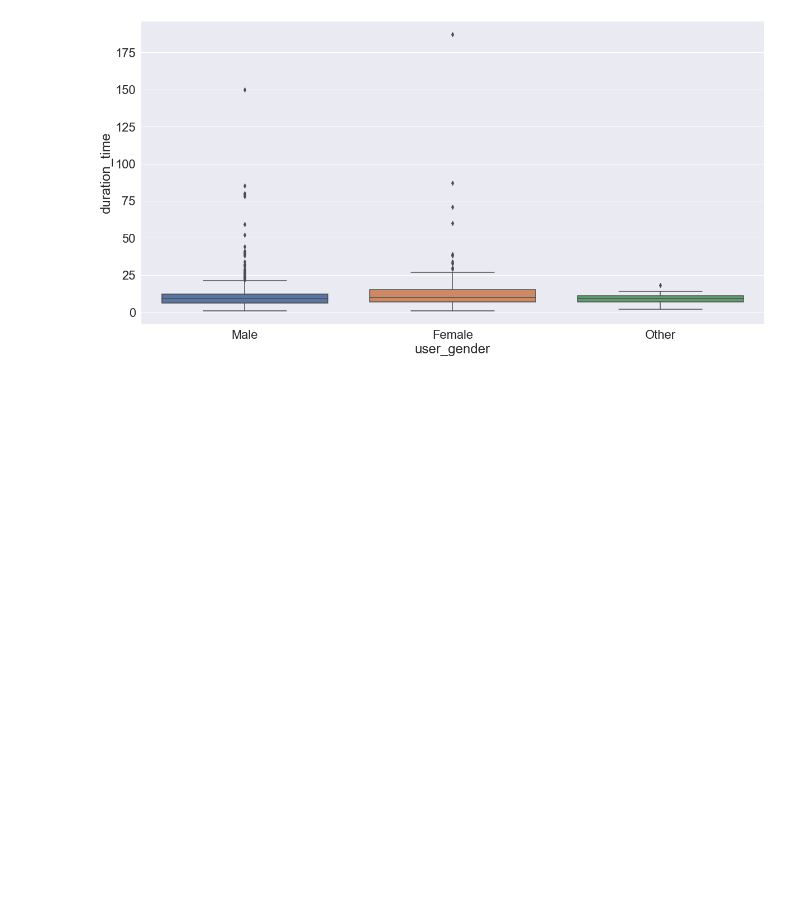
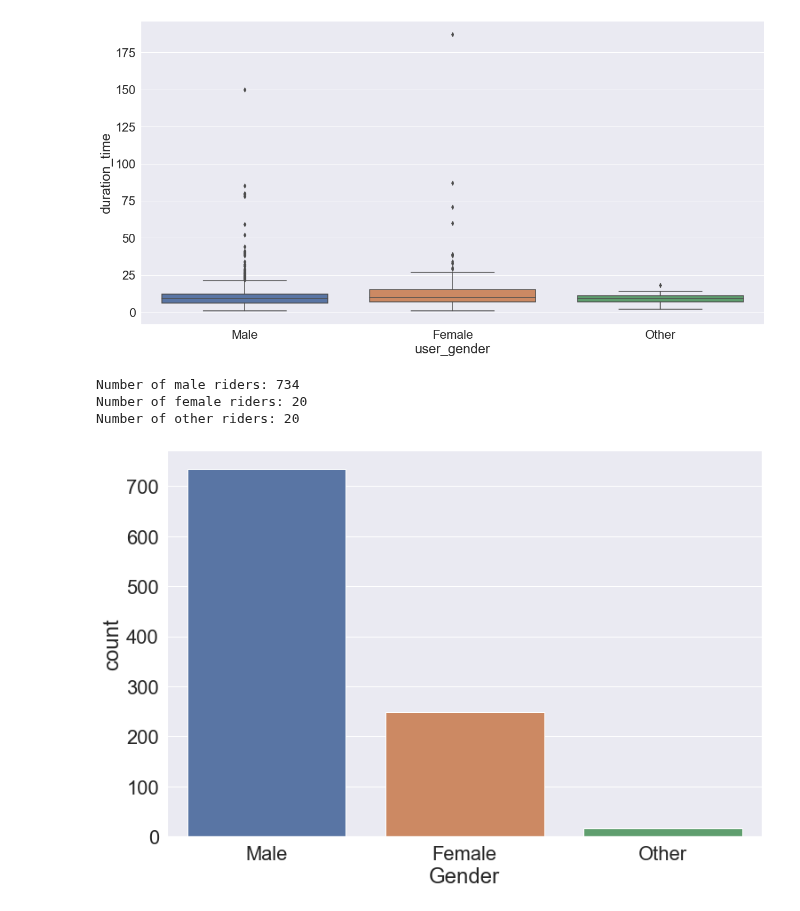
Before and after one commit to joeelorm/Projects, a Jupyter notebook: Data Cleaning/Data Cleaning.ipynb, the cells around one changed output. Cells and saved outputs as stored; diff of their text form; code cells hidden in the pictures; blank space fills up the shorter version.

```diff
--- a/Data Cleaning/Data Cleaning.ipynb
+++ b/Data Cleaning/Data Cleaning.ipynb
@@ -974,14 +973,20 @@ plt.show()
 [figure]
 # %%
 #Number of male and female riders
-male_riders = ride_sharing_sub[ride_sharing_sub['user_gender'] == 'Male']
-female_riders = ride_sharing_sub[ride_sharing_sub['user_gender'] == 'Female']
-
+male_riders = ride_sharing_1000[ride_sharing_1000['user_gender'] == 'Male']
+female_riders = ride_sharing_sub[ride_sharing_1000['user_gender'] == 'Female']
+other_riders = ride_sharing_sub[ride_sharing_1000['user_gender'] == 'Other']
 print('Number of male riders: {}'.format(len(male_riders)))
 print('Number of female riders: {}'.format(len(female_riders)))
+print('Number of other riders: {}'.format(len(female_riders)))
 
 
 plt.figure(figsize = (12, 8))
-sns.countplot(data = ride_sharing_sub, x = 'user_gender')
+sns.countplot(data = ride_sharing_1000, x = 'user_gender')
 plt.xlabel('Gender')
 plt.show()
+# %% [output]
+Number of male riders: 734
+Number of female riders: 20
+Number of other riders: 20
+[figure, added]
```
Also changed, not shown: parts of 2 cells of this notebook.
